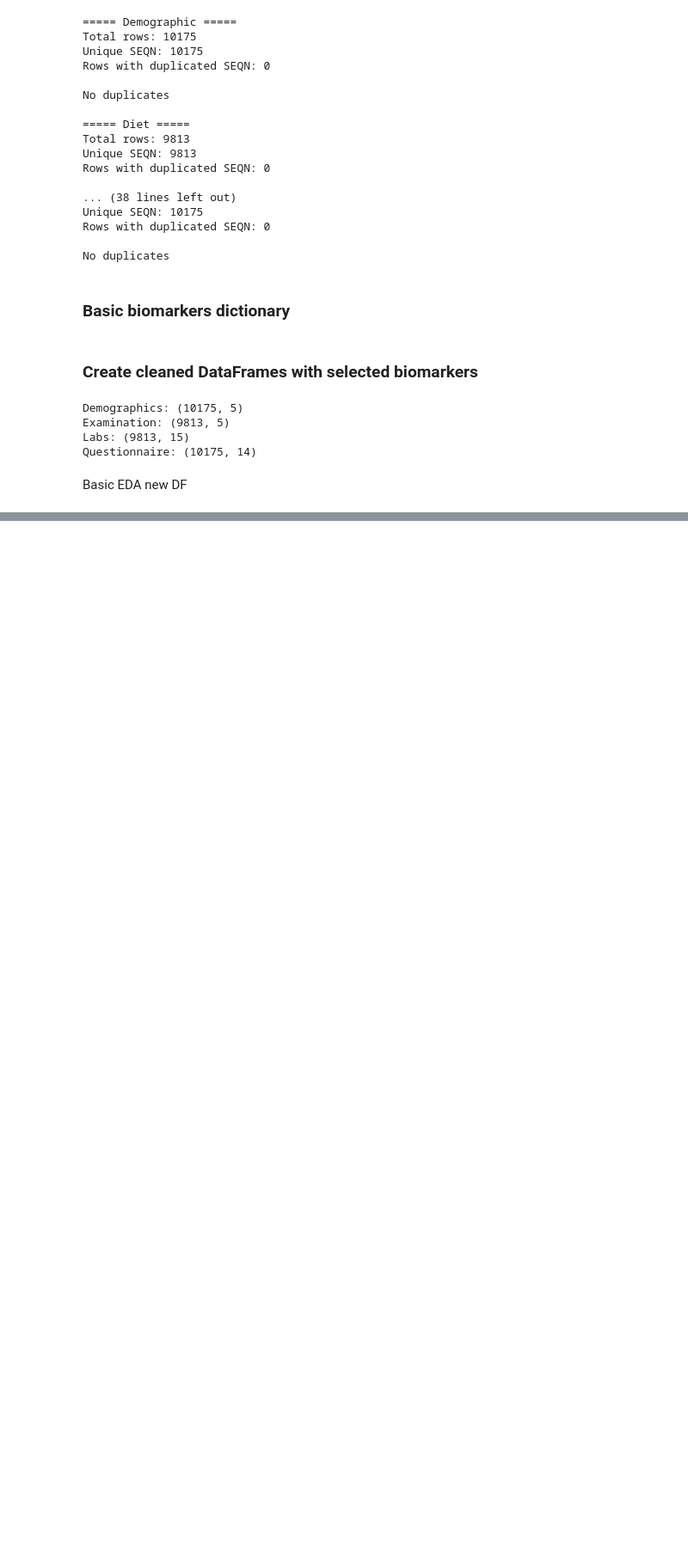
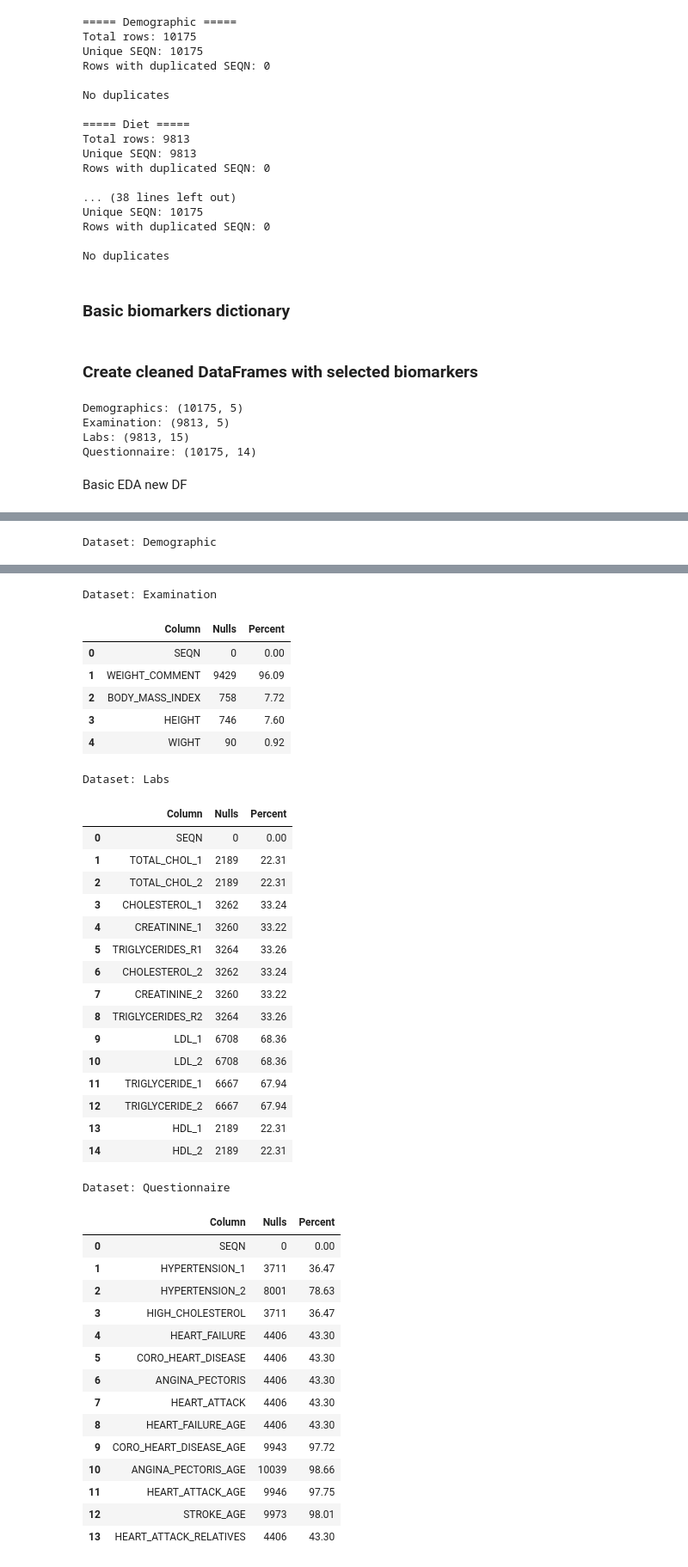
Before and after one commit to FrancoPalavicinoG/cellia, a Jupyter notebook: notebooks/01_EDA.ipynb, the cells around one changed output, grey strips where cells are left out. Shown at 86% size. Drawn from its saved outputs; the diff is of its cells as text; code cells hidden in the pictures; blank space fills up the shorter version.

```diff
--- a/notebooks/01_EDA.ipynb
+++ b/notebooks/01_EDA.ipynb
@@ -424,0 +411,16 @@ Data examples:
+# %%
+def null_summary(df, name):
+    nulls = df.isnull().sum()
+    total = len(df)
+    summary = pd.DataFrame({
+        "Column": nulls.index,
+        "Nulls": nulls.values,
+        "Percent": (nulls.values / total * 100).round(2)
+    })
+    print(f"\nDataset: {name}")
+    display(summary)
+# %%
+for name, df in dfs.items():
+    null_summary(df, name)
+# %% [output]
+Dataset: Demographic
@@ -424,0 +433,40 @@ Data examples:
+Dataset: Examination
+|  | Column | Nulls | Percent |
+| 0 | SEQN | 0 | 0.00 |
+| 1 | WEIGHT_COMMENT | 9429 | 96.09 |
+| 2 | BODY_MASS_INDEX | 758 | 7.72 |
+| 3 | HEIGHT | 746 | 7.60 |
+| 4 | WIGHT | 90 | 0.92 |
+Dataset: Labs
+|  | Column | Nulls | Percent |
+| 0 | SEQN | 0 | 0.00 |
+| 1 | TOTAL_CHOL_1 | 2189 | 22.31 |
+| 2 | TOTAL_CHOL_2 | 2189 | 22.31 |
+| 3 | CHOLESTEROL_1 | 3262 | 33.24 |
+| 4 | CREATININE_1 | 3260 | 33.22 |
+| 5 | TRIGLYCERIDES_R1 | 3264 | 33.26 |
+| 6 | CHOLESTEROL_2 | 3262 | 33.24 |
+| 7 | CREATININE_2 | 3260 | 33.22 |
+| 8 | TRIGLYCERIDES_R2 | 3264 | 33.26 |
+| 9 | LDL_1 | 6708 | 68.36 |
+| 10 | LDL_2 | 6708 | 68.36 |
+| 11 | TRIGLYCERIDE_1 | 6667 | 67.94 |
+| 12 | TRIGLYCERIDE_2 | 6667 | 67.94 |
+| 13 | HDL_1 | 2189 | 22.31 |
+| 14 | HDL_2 | 2189 | 22.31 |
+Dataset: Questionnaire
+|  | Column | Nulls | Percent |
+| 0 | SEQN | 0 | 0.00 |
+| 1 | HYPERTENSION_1 | 3711 | 36.47 |
+| 2 | HYPERTENSION_2 | 8001 | 78.63 |
+| 3 | HIGH_CHOLESTEROL | 3711 | 36.47 |
+| 4 | HEART_FAILURE | 4406 | 43.30 |
+| 5 | CORO_HEART_DISEASE | 4406 | 43.30 |
+| 6 | ANGINA_PECTORIS | 4406 | 43.30 |
+| 7 | HEART_ATTACK | 4406 | 43.30 |
+| 8 | HEART_FAILURE_AGE | 4406 | 43.30 |
+| 9 | CORO_HEART_DISEASE_AGE | 9943 | 97.72 |
+| 10 | ANGINA_PECTORIS_AGE | 10039 | 98.66 |
+| 11 | HEART_ATTACK_AGE | 9946 | 97.75 |
+| 12 | STROKE_AGE | 9973 | 98.01 |
+| 13 | HEART_ATTACK_RELATIVES | 4406 | 43.30 |
```
Also changed, not shown: parts of 11 cells of this notebook.
